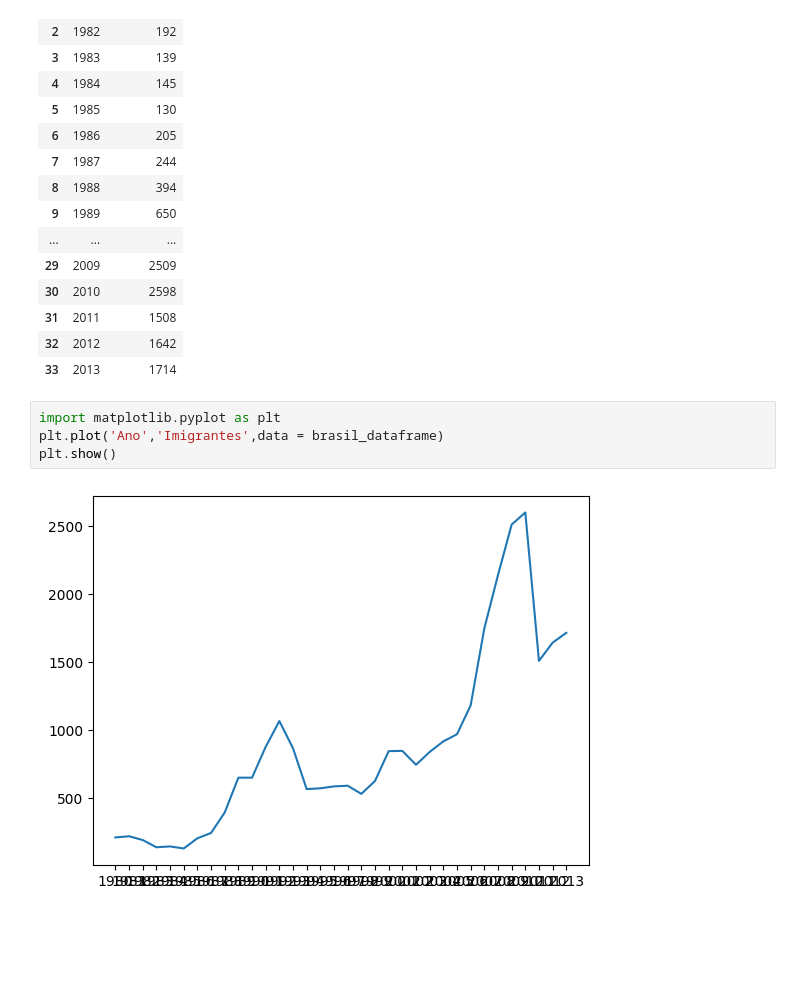
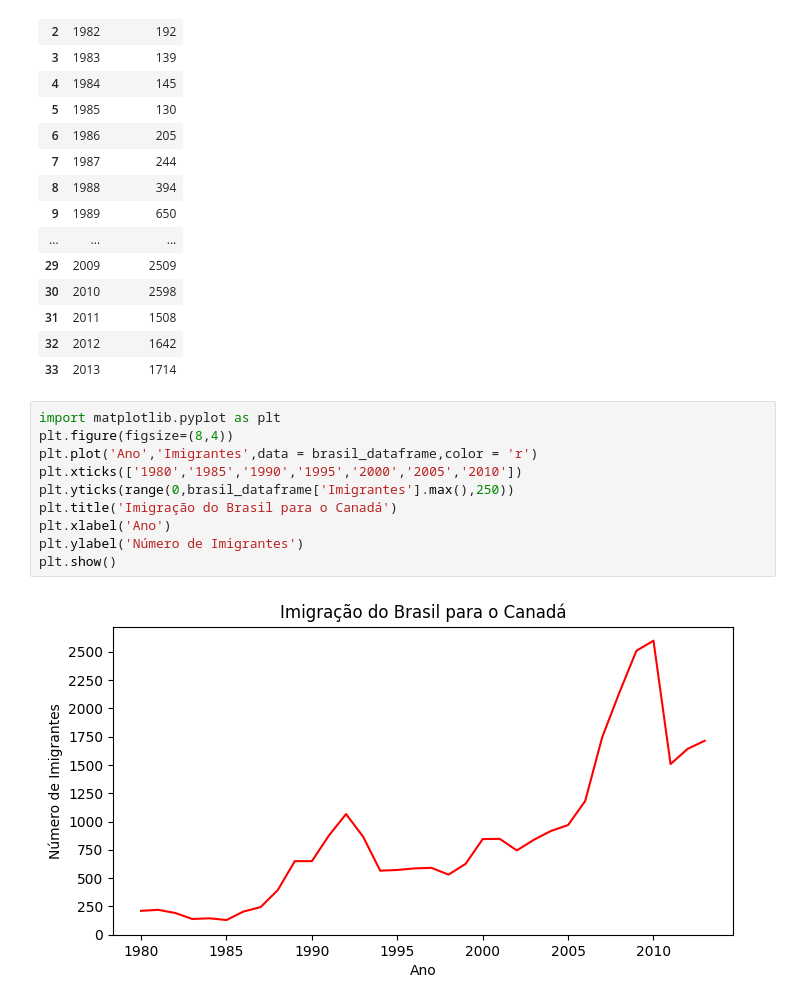
Before and after one commit to joaopfs97/data_science_exploring_data, a Jupyter notebook: data_visualization.ipynb, the cells around one changed output. Saved outputs shown, nothing was run; the diff lists cells and outputs as text; blank space fills up the shorter version.

```diff
--- a/data_visualization.ipynb
+++ b/data_visualization.ipynb
@@ -70,9 +70,15 @@ brasil_dataframe
 | 31 | 2011 | 1508 |
 | 32 | 2012 | 1642 |
 | 33 | 2013 | 1714 |
-# %%
-import matplotlib.pyplot as plt
-plt.plot('Ano','Imigrantes',data = brasil_dataframe)
-plt.show()
-# %% [output]
-[figure, removed]
+# %%
+import matplotlib.pyplot as plt
+plt.figure(figsize=(8,4))
+plt.plot('Ano','Imigrantes',data = brasil_dataframe,color = 'r')
+plt.xticks(['1980','1985','1990','1995','2000','2005','2010'])
+plt.yticks(range(0,brasil_dataframe['Imigrantes'].max(),250))
+plt.title('Imigração do Brasil para o Canadá')
+plt.xlabel('Ano')
+plt.ylabel('Número de Imigrantes')
+plt.show()
+# %% [output]
+[figure, added]
```
